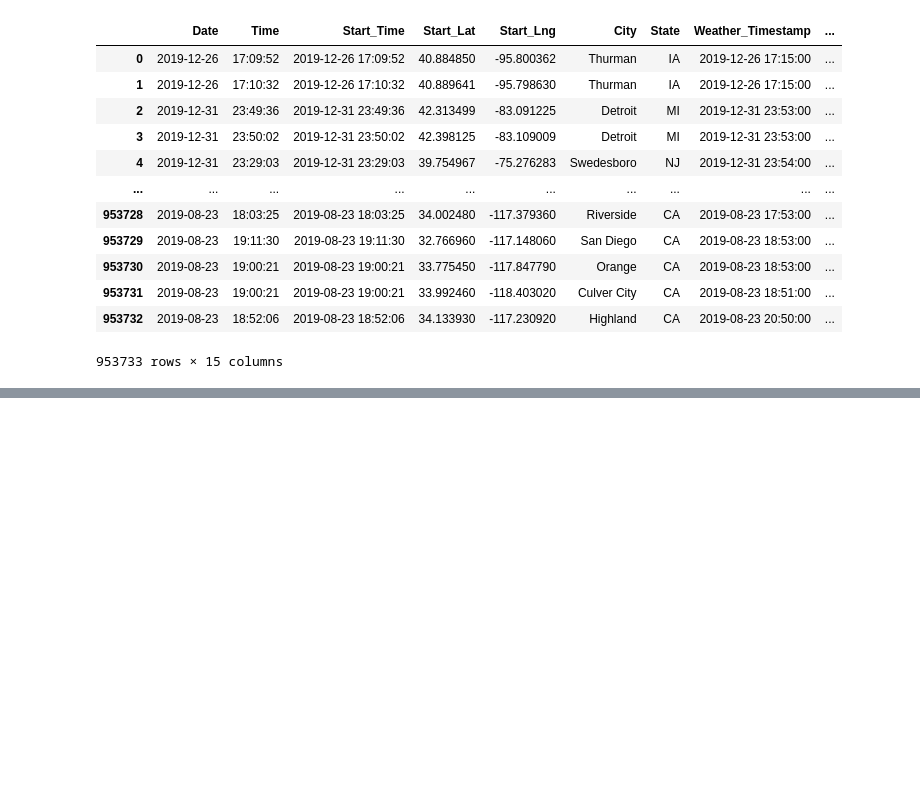
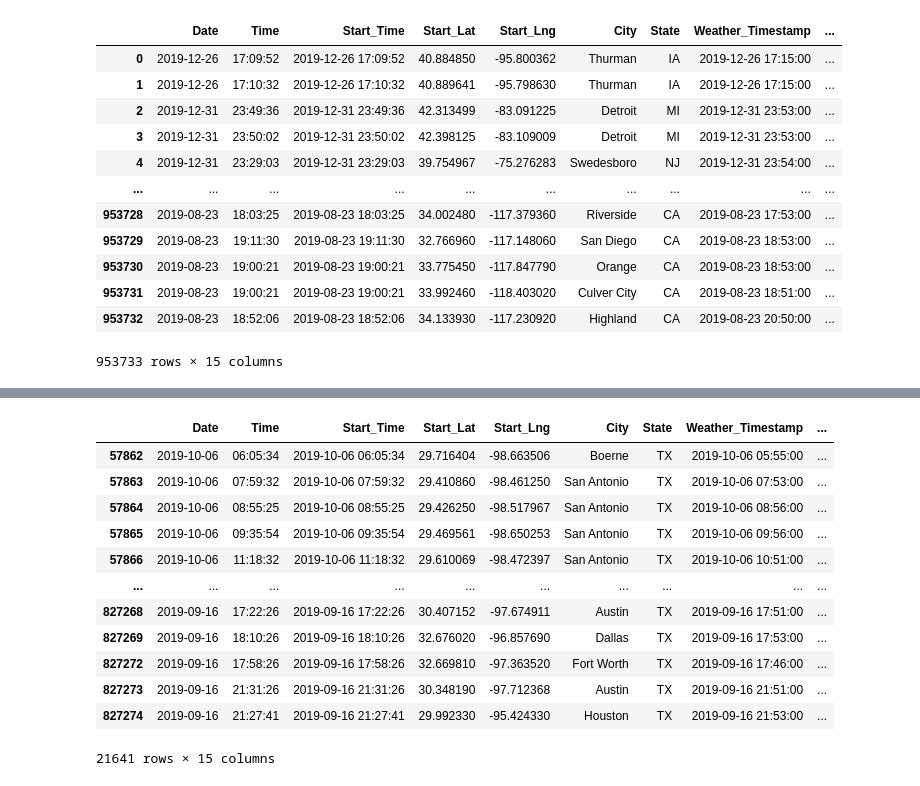
Before and after one commit to gamem001/us_accident_trends, a Jupyter notebook: andrews_new.ipynb, the cells around one changed output, grey strips where cells are left out. Saved outputs shown, nothing was run; the diff lists cells and outputs as text; code cells hidden in the pictures; blank space fills up the shorter version.

```diff
--- a/andrews_new.ipynb
+++ b/andrews_new.ipynb
@@ -127,5 +116,5 @@ summer_date = summer_dates_df['State'].unique()
 # %%
-fall_dates_df = fall_dates_df[(fall_dates_df['Temperature(F)'] >= 27) & (fall_dates_df['Temperature(F)'] <= 73)]
-fall_dates_df.drop_duplicates(subset='State', inplace=True)
-fall_dates_df.head(10)
-fall_dates = fall_dates_df['State'].unique()
+# fall_dates_df = fall_dates_df[(fall_dates_df['Temperature(F)'] >= 27) & (fall_dates_df['Temperature(F)'] <= 73)]
+# fall_dates_df.drop_duplicates(subset='State', inplace=True)
+# fall_dates_df.head(10)
+# fall_dates_df['State'].unique()
@@ -162,0 +181,17 @@ date_dict
+# %%
+tx_fall = fall_dates_df.loc[fall_dates_df.State == 'TX', :]
+tx_fall
+# %% [output]
+|  | Date | Time | Start_Time | Start_Lat | Start_Lng | City | State | Weather_Timestamp | ... |
+| 57862 | 2019-10-06 | 06:05:34 | 2019-10-06 06:05:34 | 29.716404 | -98.663506 | Boerne | TX | 2019-10-06 05:55:00 | ... |
+| 57863 | 2019-10-06 | 07:59:32 | 2019-10-06 07:59:32 | 29.410860 | -98.461250 | San Antonio | TX | 2019-10-06 07:53:00 | ... |
+| 57864 | 2019-10-06 | 08:55:25 | 2019-10-06 08:55:25 | 29.426250 | -98.517967 | San Antonio | TX | 2019-10-06 08:56:00 | ... |
+| 57865 | 2019-10-06 | 09:35:54 | 2019-10-06 09:35:54 | 29.469561 | -98.650253 | San Antonio | TX | 2019-10-06 09:56:00 | ... |
+| 57866 | 2019-10-06 | 11:18:32 | 2019-10-06 11:18:32 | 29.610069 | -98.472397 | San Antonio | TX | 2019-10-06 10:51:00 | ... |
+| ... | ... | ... | ... | ... | ... | ... | ... | ... | ... |
+| 827268 | 2019-09-16 | 17:22:26 | 2019-09-16 17:22:26 | 30.407152 | -97.674911 | Austin | TX | 2019-09-16 17:51:00 | ... |
+| 827269 | 2019-09-16 | 18:10:26 | 2019-09-16 18:10:26 | 32.676020 | -96.857690 | Dallas | TX | 2019-09-16 17:53:00 | ... |
+| 827272 | 2019-09-16 | 17:58:26 | 2019-09-16 17:58:26 | 32.669810 | -97.363520 | Fort Worth | TX | 2019-09-16 17:46:00 | ... |
+| 827273 | 2019-09-16 | 21:31:26 | 2019-09-16 21:31:26 | 30.348190 | -97.712368 | Austin | TX | 2019-09-16 21:51:00 | ... |
+| 827274 | 2019-09-16 | 21:27:41 | 2019-09-16 21:27:41 | 29.992330 | -95.424330 | Houston | TX | 2019-09-16 21:53:00 | ... |
+21641 rows × 15 columns
```
Also changed, not shown: parts of 18 cells of this notebook, 1 other file.
